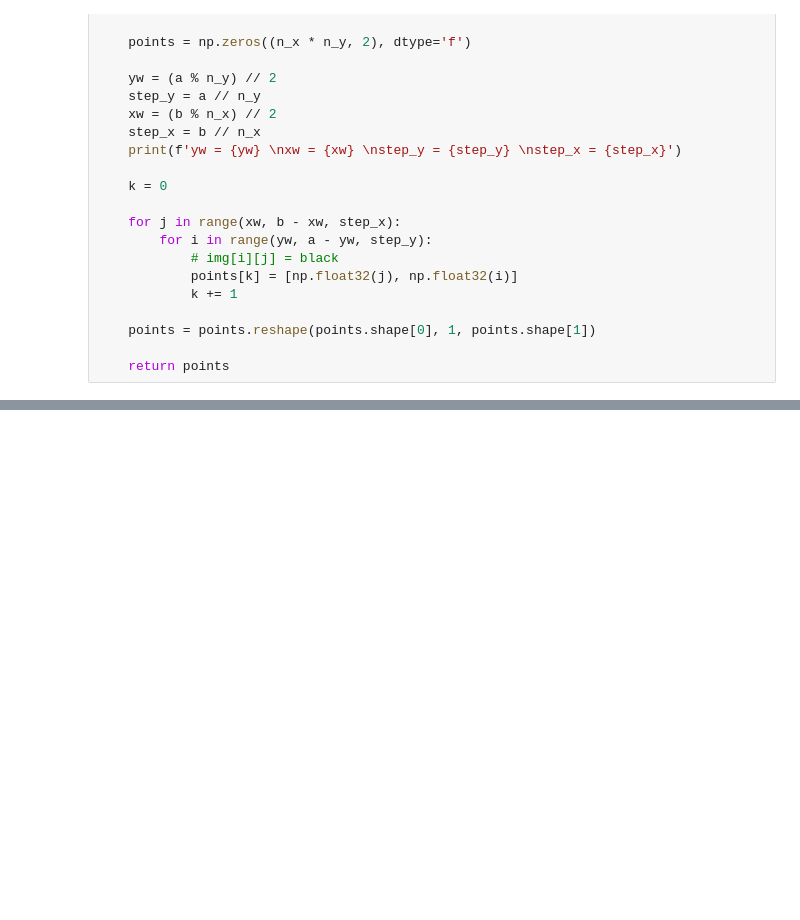
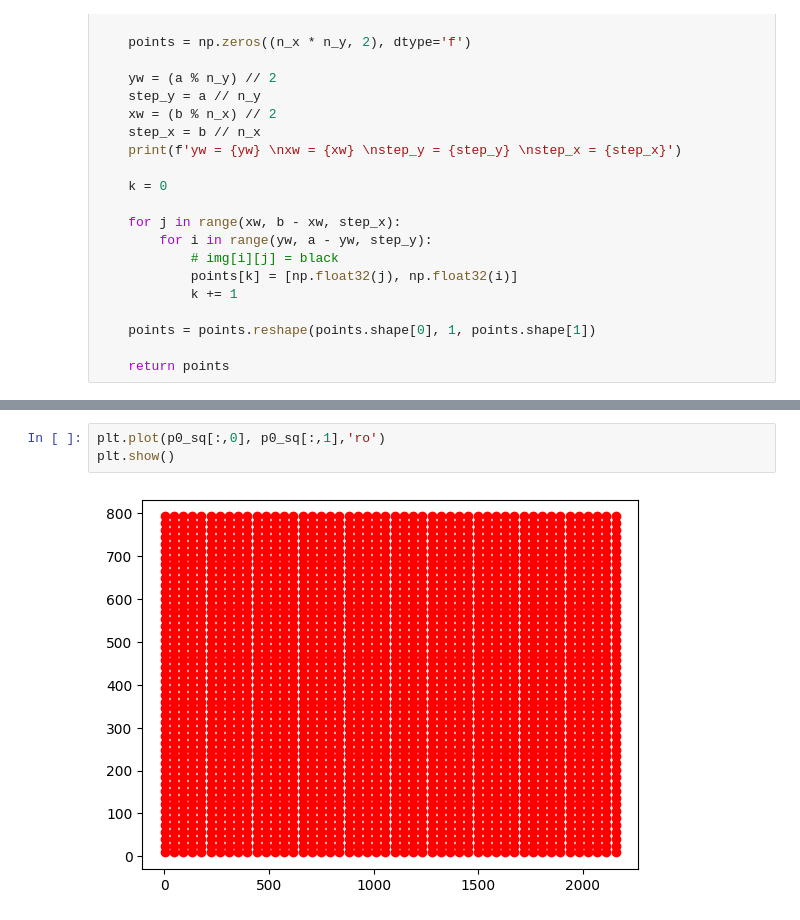
Before and after one commit to ravilkooo/ContactlessPlaneTesting, a Jupyter notebook: Ilsur/test_optical_flow.ipynb, the cells around one changed output, grey strips where cells are left out. Cells and saved outputs as stored; diff of their text form; blank space fills up the shorter version.

```diff
--- a/Ilsur/test_optical_flow.ipynb
+++ b/Ilsur/test_optical_flow.ipynb
@@ -106,0 +136,5 @@ step_x = 38
+# %%
+plt.plot(p0_sq[:,0], p0_sq[:,1],'ro')
+plt.show()
+# %% [output]
+[figure, added]
```
Also changed, not shown: parts of 10 cells of this notebook.
